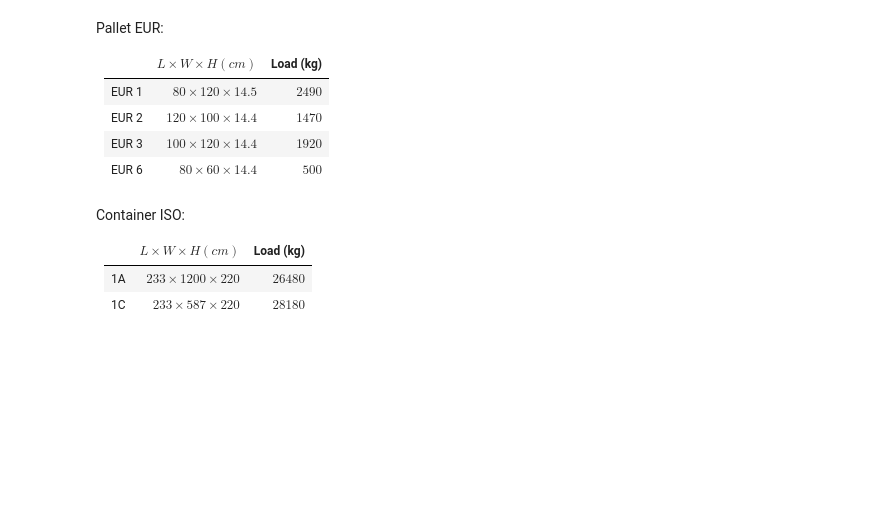
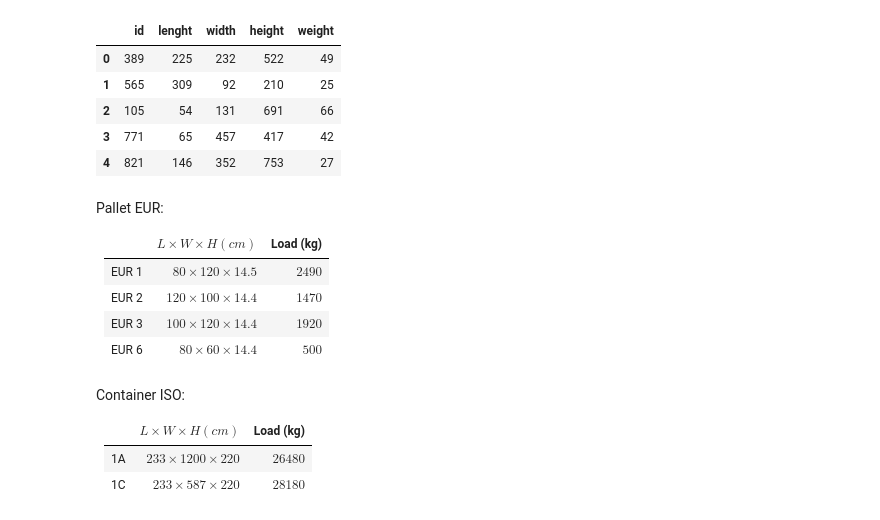
Before and after one commit to Wadaboa/3d-bpp, a Jupyter notebook: baseline.ipynb, the cells around one changed output. Cells and saved outputs as stored; diff of their text form; code cells hidden in the pictures; blank space fills up the shorter version.

```diff
--- a/bpp.ipynb
+++ b/baseline.ipynb
@@ -15,0 +21,10 @@ np.random.seed(RANDOM_SEED)
+# %%
+product_dataset = dataset.ProductDataset(
+    "data/products.pkl",
+    config.num_products,
+    config.pallet_lenght,
+    config.pallet_width,
+    config.max_product_height,
+    config.pallet_load
+)
+product_dataset.products.head()
@@ -16,3 +38,14 @@ np.random.seed(RANDOM_SEED)
+# %%
+ordered_products = 10
+order = product_dataset.get_order(ordered_products)
+order.head()
+# %% [output]
+|  | id | lenght | width | height | weight |
+| 0 | 389 | 225 | 232 | 522 | 49 |
+| 1 | 565 | 309 | 92 | 210 | 25 |
+| 2 | 105 | 54 | 131 | 691 | 66 |
+| 3 | 771 | 65 | 457 | 417 | 42 |
+| 4 | 821 | 146 | 352 | 753 | 27 |
 # %% [markdown]
 Pallet EUR:
 
```
Also changed, not shown: parts of 32 cells of this notebook, 8 other files.
